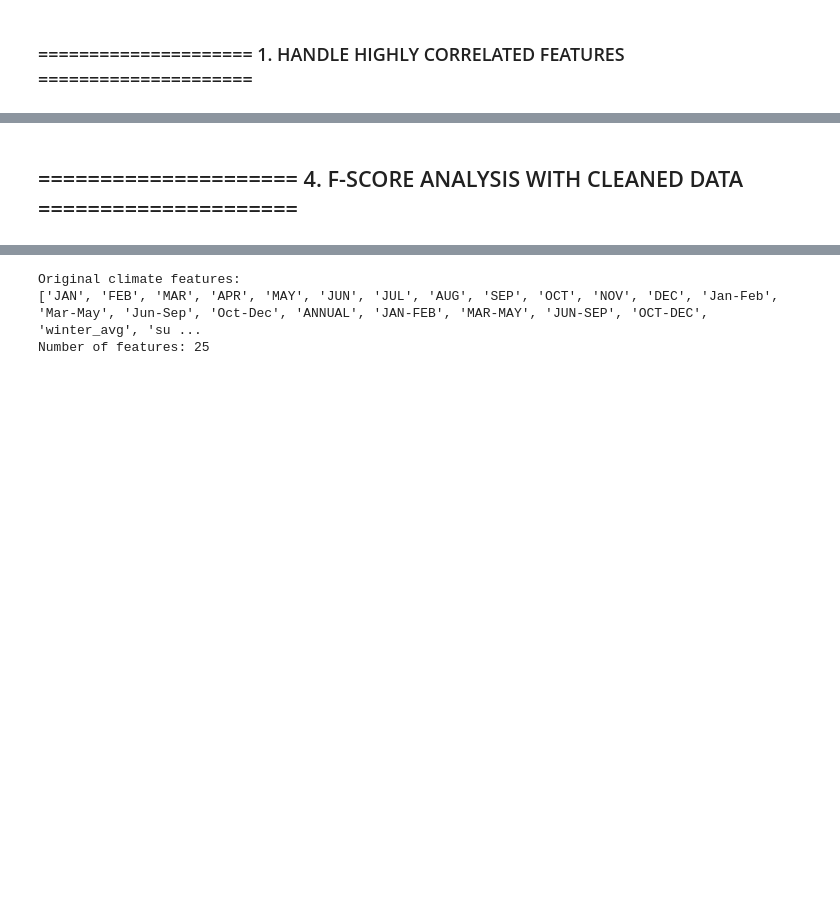
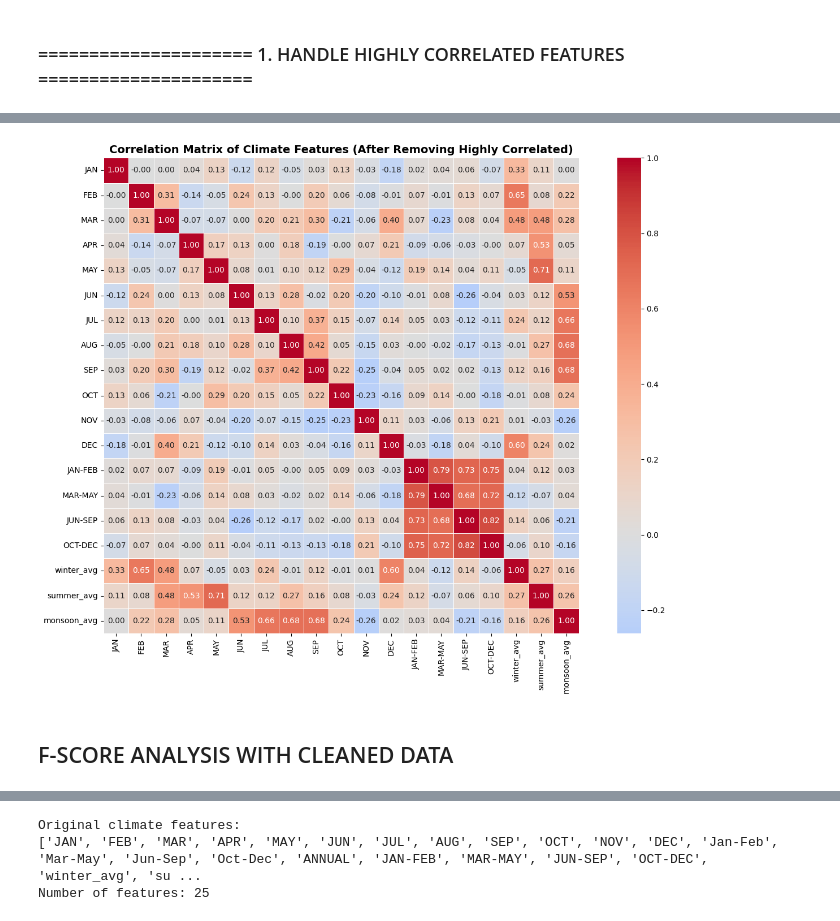
Before and after one commit to sandeepa-ukr/AI-Based-Crop-Predection, a Jupyter notebook: crop-yield.ipynb, the cells around one changed output, grey strips where cells are left out. Cells and saved outputs as stored; diff of their text form; code cells hidden in the pictures; blank space fills up the shorter version.

```diff
--- a/crop-yield.ipynb
+++ b/crop-yield.ipynb
@@ -365,2 +385,40 @@ plt.show()
+# %%
+# ===================== 3. CORRELATION ANALYSIS WITH REMAINING FEATURES =====================
+
+# Correlation matrix of remaining features
+corr_matrix_reduced = climate_reduced[feature_cols].corr()
+
+# Plot correlation heatmap
+plt.figure(figsize=(14, 10))
+
+sns.heatmap(
+    corr_matrix_reduced,
+    annot=True,
+    cmap='coolwarm',
+    center=0,
+    fmt='.2f',
+    linewidths=0.5,
+    square=True
+)
+
+plt.title(
+    'Correlation Matrix of Climate Features (After Removing Highly Correlated)',
+    fontsize=14,
+    fontweight='bold'
+)
+
+plt.tight_layout()
+
+# Save figure BEFORE showing it
+plt.savefig(
+    'climate_correlation_matrix_reduced.png',
+    dpi=600,
+    bbox_inches='tight'
+)
+
+plt.show()
+plt.close()
+# %% [output]
+[figure, added]
 # %% [markdown]
-## ===================== 4. F-SCORE ANALYSIS WITH CLEANED DATA =====================
+## F-SCORE ANALYSIS WITH CLEANED DATA
```
Also changed, not shown: parts of 30 cells of this notebook.
